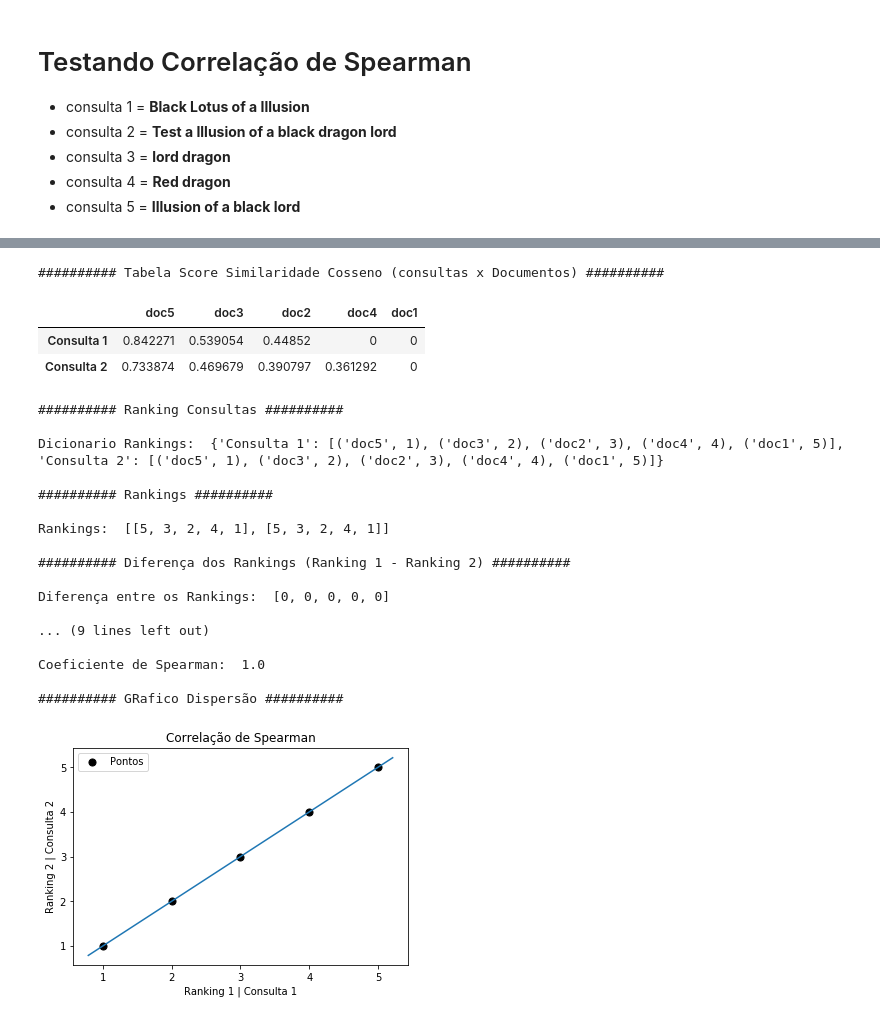
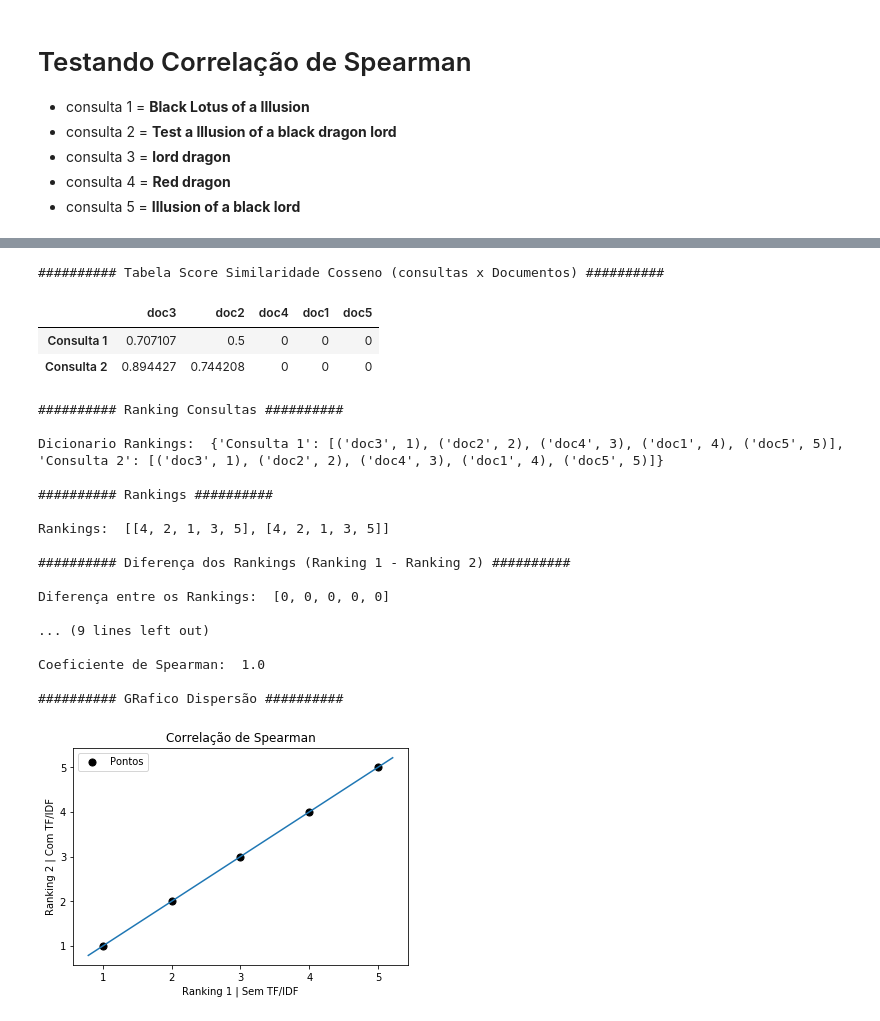
Before and after one commit to Jcss3/Projeto-1__RI, a Jupyter notebook: Processamento Consulta.ipynb, the cells around one changed output, grey strips where cells are left out. Cells and saved outputs as stored; diff of their text form; code cells hidden in the pictures.

```diff
--- a/Processamento Consulta.ipynb
+++ b/Processamento Consulta.ipynb
@@ -525,9 +513,9 @@ def Correlação_Spearman(consultasRepostas):
     y = Rankings[1]
     plt.scatter(x,y, label= "Pontos", color= "black",s=50)
     # naming the x axis
-    plt.xlabel('Ranking 1 | Consulta 1')
+    plt.xlabel('Ranking 1 | Sem TF/IDF')
     # naming the y axis
-    plt.ylabel('Ranking 2 | Consulta 2')
+    plt.ylabel('Ranking 2 | Com TF/IDF')
     plt.title('Correlação de Spearman')
     # showing legend
     plt.legend()
@@ -643,28 +627,28 @@ Coeficiente de Spearman:  0.9
 # %%
-listadeRespostasConsulta  = [RespostaConsulta(MatrixVetores_TF_IDF(ler_Postings((indiceInvertido,idf)),'lord dragon')),
-                            RespostaConsulta(MatrixVetores_TF_IDF(ler_Postings((indiceInvertido,idf)),'Test a Illusion of a black dragon lord'))]
-Correlação_Spearman(listadeRespostasConsulta)
+listadeRespostasConsulta4  = [RespostaConsulta(MatrixVetores(ler_Postings((indiceInvertido,idf)),'Red dragon')),
+                            RespostaConsulta(MatrixVetores_TF_IDF(ler_Postings((indiceInvertido,idf)),'Red dragon'))]
+Correlação_Spearman(listadeRespostasConsulta4)
 # %% [output]
 ########## Tabela Score Similaridade Cosseno (consultas x Documentos) ##########
-|  | doc5 | doc3 | doc2 | doc4 | doc1 |
-| Consulta 1 | 0.842271 | 0.539054 | 0.44852 | 0 | 0 |
-| Consulta 2 | 0.733874 | 0.469679 | 0.390797 | 0.361292 | 0 |
+|  | doc3 | doc2 | doc4 | doc1 | doc5 |
+| Consulta 1 | 0.707107 | 0.5 | 0 | 0 | 0 |
+| Consulta 2 | 0.894427 | 0.744208 | 0 | 0 | 0 |
 ########## Ranking Consultas ##########
 
-Dicionario Rankings:  {'Consulta 1': [('doc5', 1), ('doc3', 2), ('doc2', 3), ('doc4', 4), ('doc1', 5)], 'Consulta 2': [('doc5', 1), ('doc3', 2), ('doc2', 3), ('doc4', 4), ('doc1', 5)]}
+Dicionario Rankings:  {'Consulta 1': [('doc3', 1), ('doc2', 2), ('doc4', 3), ('doc1', 4), ('doc5', 5)], 'Consulta 2': [('doc3', 1), ('doc2', 2), ('doc4', 3), ('doc1', 4), ('doc5', 5)]}
 
 ########## Rankings ##########
 
-Rankings:  [[5, 3, 2, 4, 1], [5, 3, 2, 4, 1]]
+Rankings:  [[4, 2, 1, 3, 5], [4, 2, 1, 3, 5]]
 
 ########## Diferença dos Rankings (Ranking 1 - Ranking 2) ##########
 
 Diferença entre os Rankings:  [0, 0, 0, 0, 0]
 
 ... (9 lines left out)
 
 Coeficiente de Spearman:  1.0
 
 ########## GRafico Dispersão ##########
-[figure, old version]
+[figure, new version]
 # %% [markdown]
```
Also changed, not shown: parts of 41 cells of this notebook.
